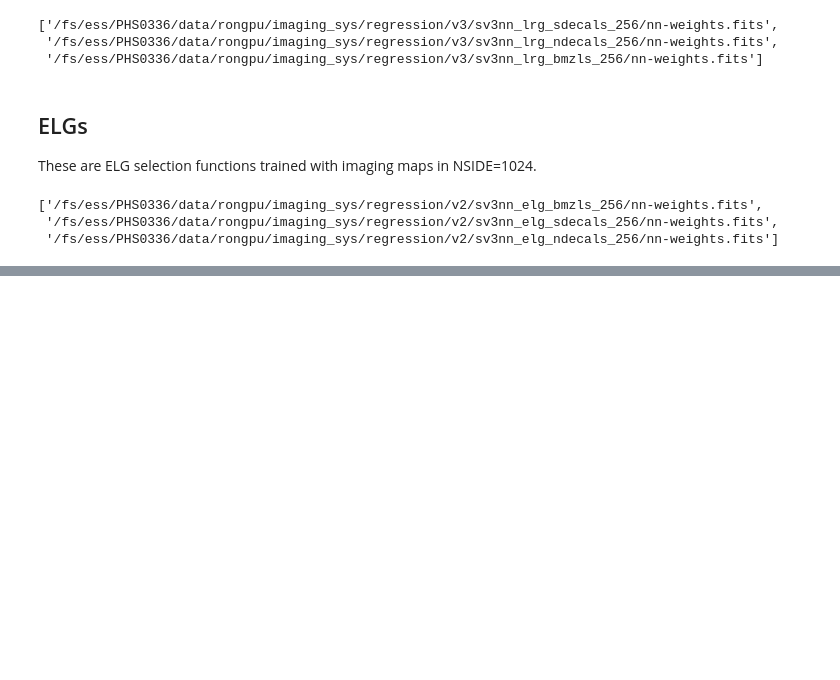
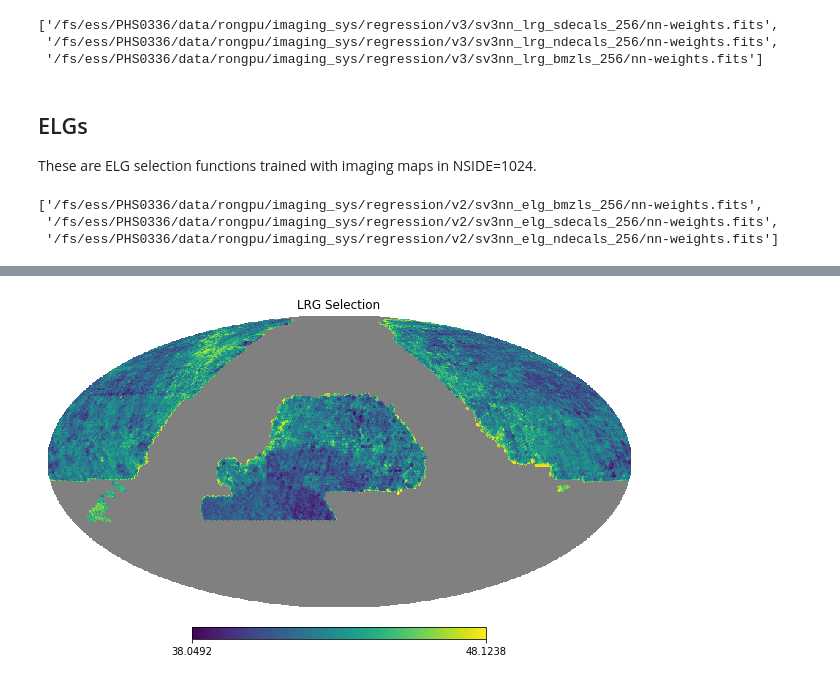
Before and after one commit to mehdirezaie/AddSys, a Jupyter notebook: addsystematics.ipynb, the cells around one changed output, grey strips where cells are left out. Cells and saved outputs as stored; diff of their text form; code cells hidden in the pictures; blank space fills up the shorter version.

```diff
--- a/addsystematics.ipynb
+++ b/addsystematics.ipynb
@@ -87,0 +99,4 @@ hp.write_map('./elg_selection_v2.fits', selection_elg, fits_IDL=False, dtype=np.
+# %%
+hp.mollview(lrg_, title='LRG Selection')
+# %% [output]
+[figure, added]
```
Also changed, not shown: parts of 6 cells of this notebook, 2 other files.
